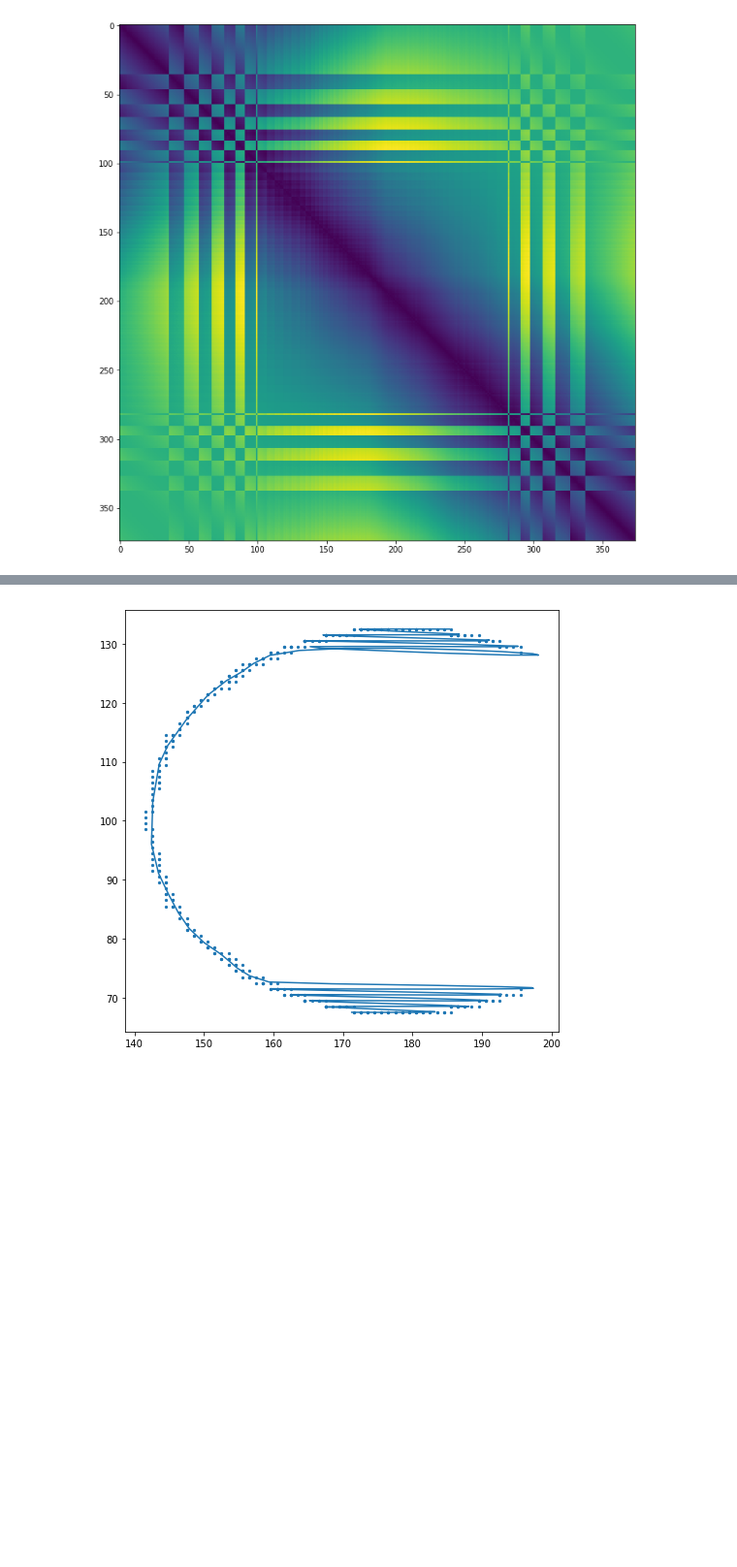
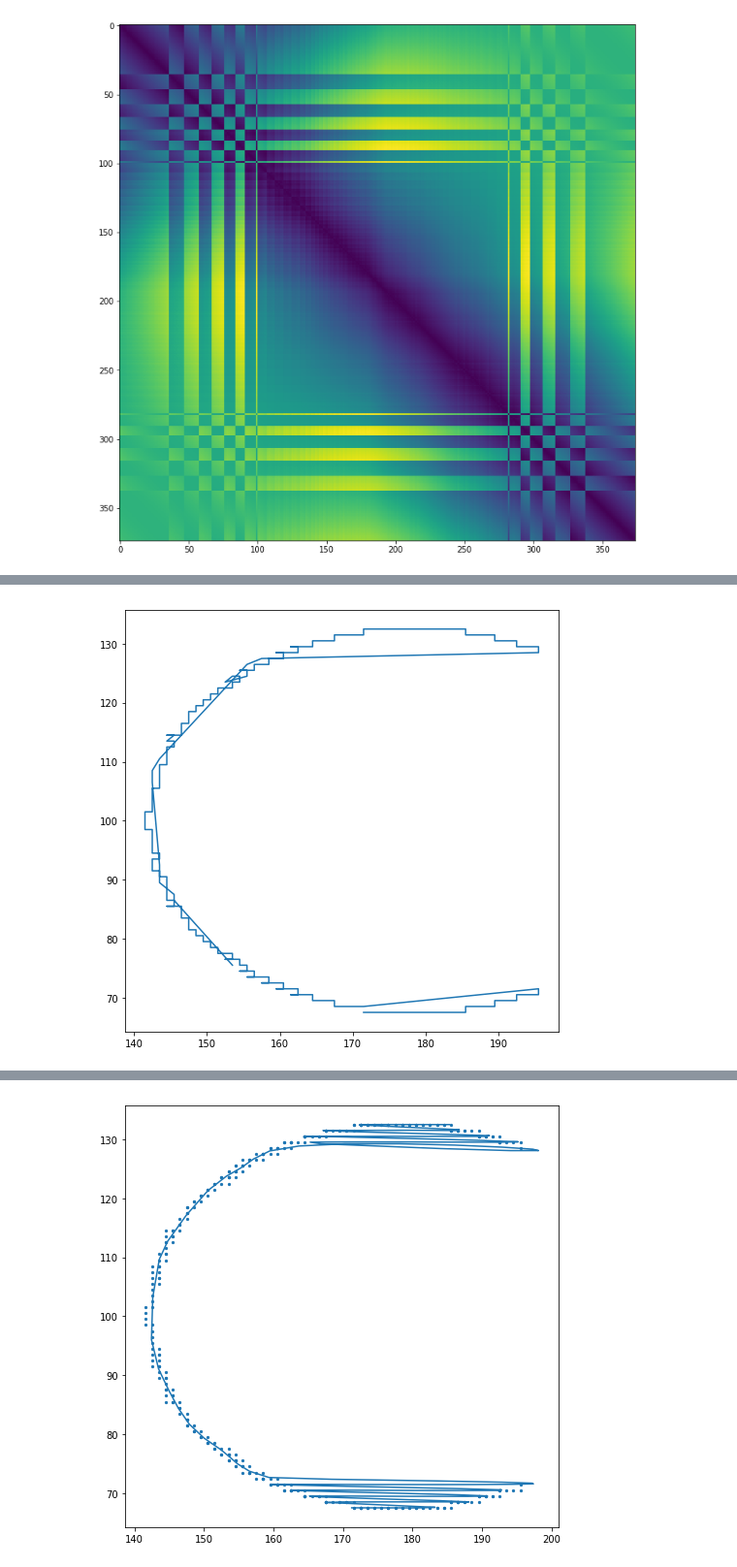
Before and after one commit to amarallab/pyCFI, a Jupyter notebook: notebooks/DEV_anglesJ.ipynb, the cells around one changed output, grey strips where cells are left out. Shown: that part at 97% size. Drawn from its saved outputs; the diff is of its cells as text; code cells hidden in the pictures; blank space fills up the shorter version.

```diff
--- a/notebooks/DEV_anglesJ.ipynb
+++ b/notebooks/DEV_anglesJ.ipynb
@@ -228,0 +247,15 @@ sortedTJs
+# %%
+matrixTJ = sd.squareform(sd.pdist(TJs[(0, 1, 2)], 'euclidean'))
+matrixTJ[np.eye(matrixTJ.shape[0], dtype=np.bool)] = np.inf
+sortedTJs_indices = [0]
+
+for x in range(matrixTJ.shape[0]):
+    neighbors = np.argsort(matrixTJ[sortedTJs_indices[-1],:])
+    for n in neighbors:
+        if not n in sortedTJs_indices:
+            sortedTJs_indices.append(n)
+            break
+
+sortedTJs = TJs[(0, 1, 2)][sortedTJs_indices]
+print(sortedTJs_indices)
+print(sortedTJs)
@@ -228,0 +273,7 @@ sortedTJs
+# %%
+plt.figure(figsize = (8,8))
+plt.plot(sortedTJs[:,1],
+         sortedTJs[:,0])
+plt.show()
+# %% [output]
+[figure, added]
```
Also changed, not shown: parts of 8 cells of this notebook.
